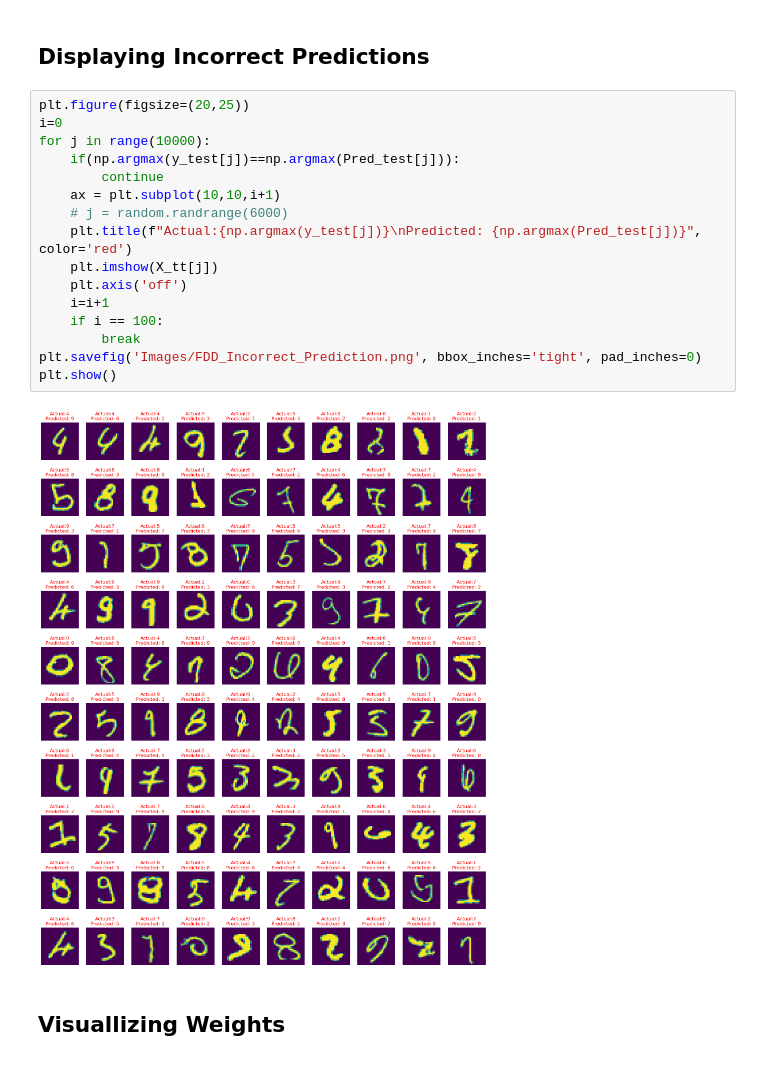
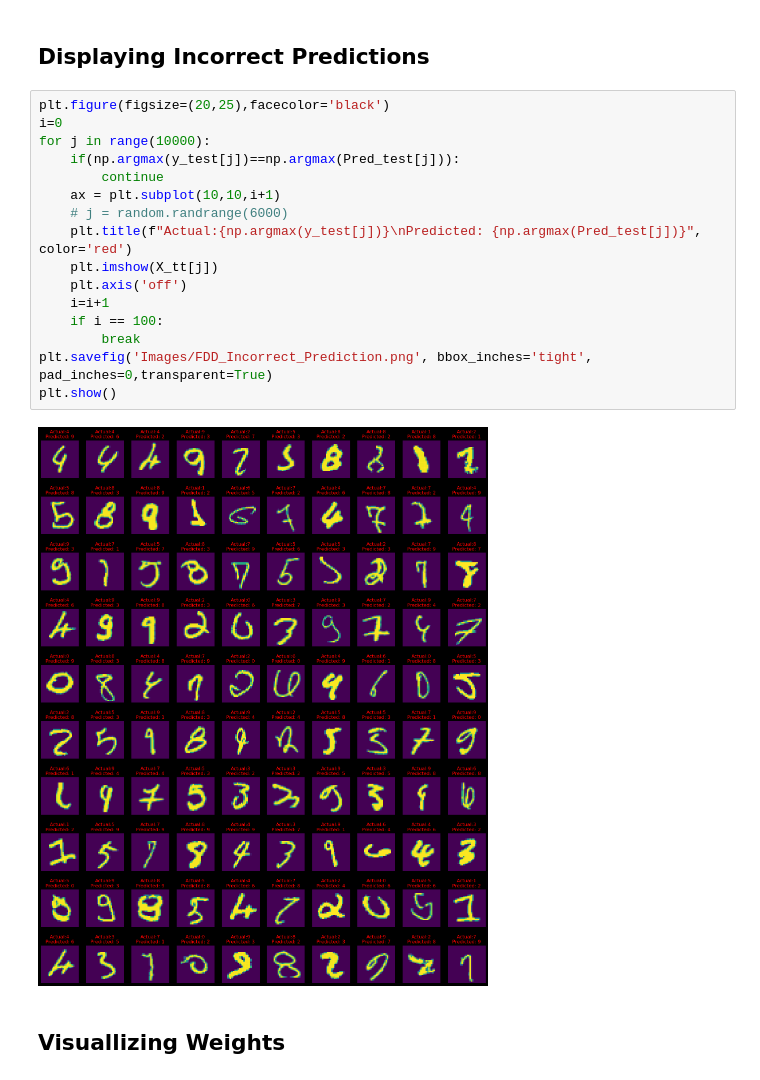
Before and after one commit to Se00n00/DIGIT_Classification, a Jupyter notebook: MNISTusingANN.ipynb, the cells around one changed output. Saved outputs shown, nothing was run; the diff lists cells and outputs as text.

```diff
--- a/MNISTusingANN.ipynb
+++ b/MNISTusingANN.ipynb
@@ -120,23 +120,23 @@ plt.show()
 # %% [markdown]
 ## Displaying Incorrect Predictions
 # %%
-plt.figure(figsize=(20,25))
+plt.figure(figsize=(20,25),facecolor='black')
 i=0
 for j in range(10000):
     if(np.argmax(y_test[j])==np.argmax(Pred_test[j])):
         continue
     ax = plt.subplot(10,10,i+1)
     # j = random.randrange(6000)
     plt.title(f"Actual:{np.argmax(y_test[j])}\nPredicted: {np.argmax(Pred_test[j])}", color='red')
     plt.imshow(X_tt[j])
     plt.axis('off')
     i=i+1
     if i == 100:
         break
-plt.savefig('Images/FDD_Incorrect_Prediction.png', bbox_inches='tight', pad_inches=0)
+plt.savefig('Images/FDD_Incorrect_Prediction.png', bbox_inches='tight', pad_inches=0,transparent=True)
 plt.show()
 # %% [output]
-[figure, old version]
+[figure, new version]
 # %% [markdown]
 ## Visuallizing Weights
 # %%
```
